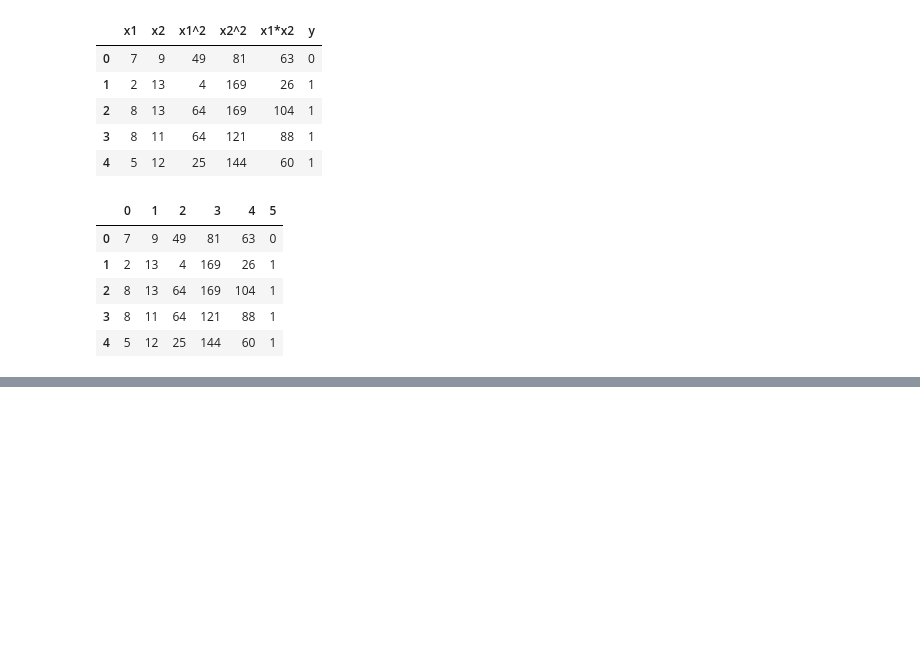
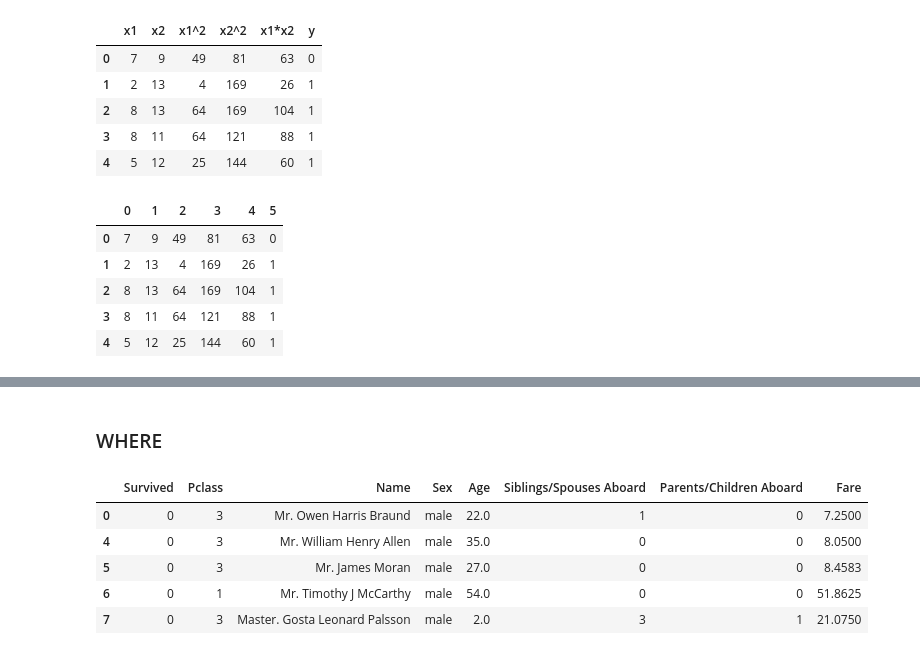
Before and after one commit to git-chinmay/ml-prerequisite-basic-courses, a Jupyter notebook: Pandas/pandas-basics.ipynb, the cells around one changed output, grey strips where cells are left out. Cells and saved outputs as stored; diff of their text form; code cells hidden in the pictures; blank space fills up the shorter version.

```diff
--- a/Pandas/pandas-basics.ipynb
+++ b/Pandas/pandas-basics.ipynb
@@ -319,0 +345,13 @@ df_load
+# %% [markdown]
+### WHERE
+# %%
+#SELECT * FROM data WHERE Sex = 'male' LIMIT 5
+
+data[data['Sex']=='male'].head()
+# %% [output]
+|  | Survived | Pclass | Name | Sex | Age | Siblings/Spouses Aboard | Parents/Children Aboard | Fare |
+| 0 | 0 | 3 | Mr. Owen Harris Braund | male | 22.0 | 1 | 0 | 7.2500 |
+| 4 | 0 | 3 | Mr. William Henry Allen | male | 35.0 | 0 | 0 | 8.0500 |
+| 5 | 0 | 3 | Mr. James Moran | male | 27.0 | 0 | 0 | 8.4583 |
+| 6 | 0 | 1 | Mr. Timothy J McCarthy | male | 54.0 | 0 | 0 | 51.8625 |
+| 7 | 0 | 3 | Master. Gosta Leonard Palsson | male | 2.0 | 3 | 1 | 21.0750 |
```
Also changed, not shown: parts of 24 cells of this notebook, 1 other file.
